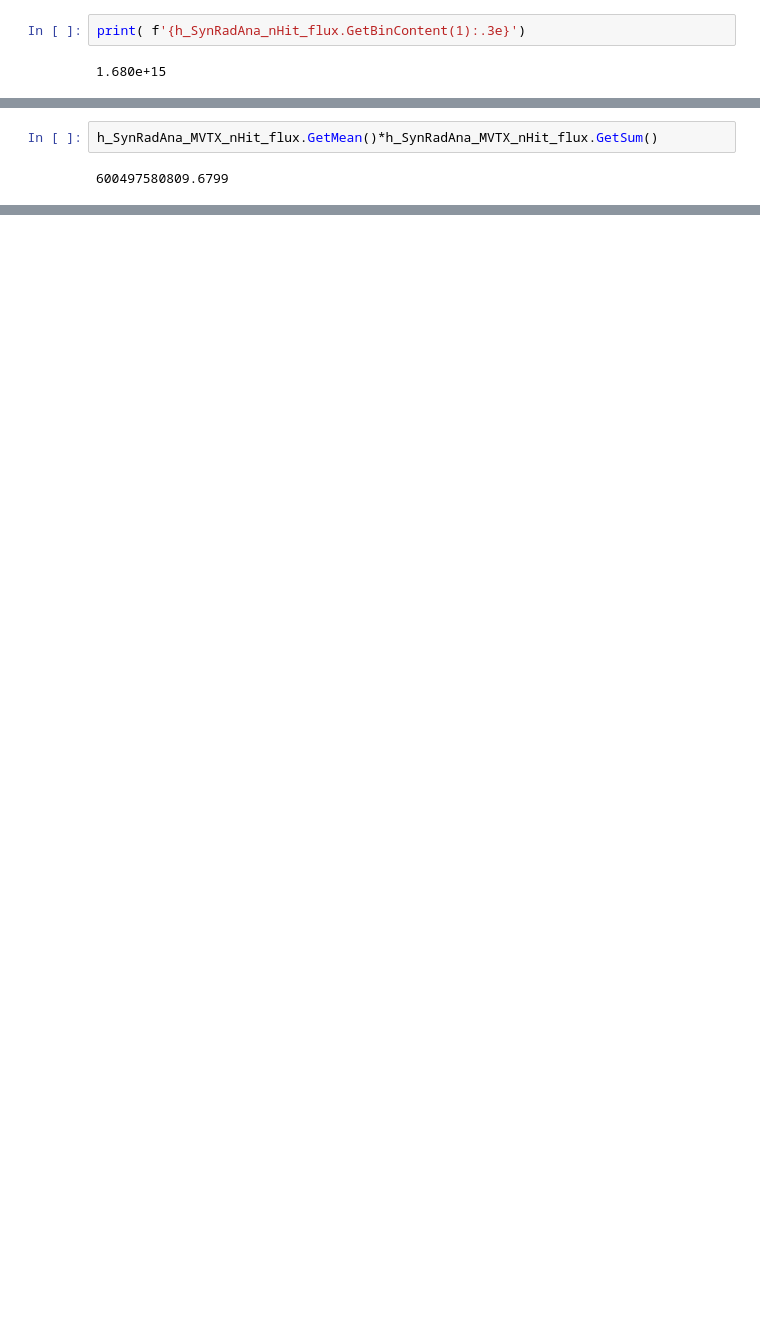
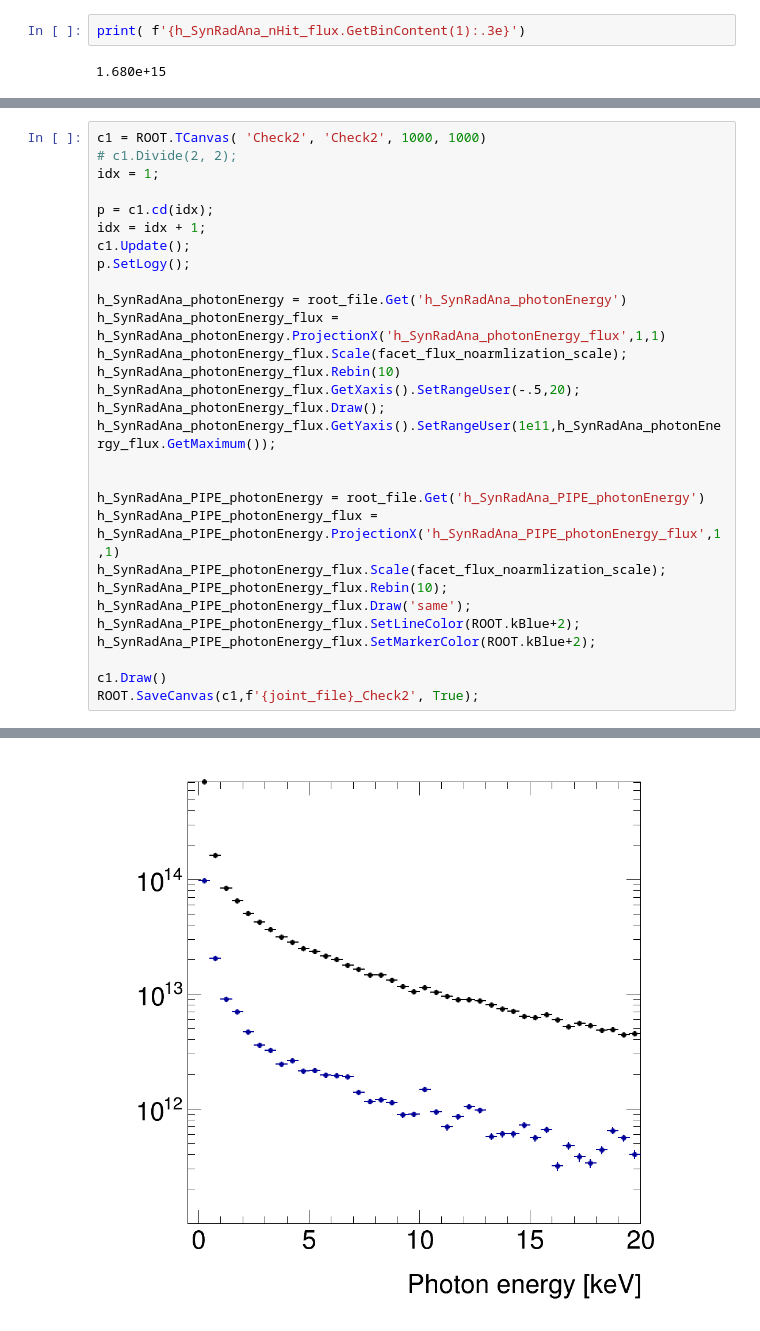
Before and after one commit to blackcathj/SynRad, a Jupyter notebook: RateCalculation.ipynb, the cells around one changed output, grey strips where cells are left out. Cells and saved outputs as stored; diff of their text form; blank space fills up the shorter version.

```diff
--- a/RateCalculation.ipynb
+++ b/RateCalculation.ipynb
@@ -322,4 +343,30 @@ Info in <TCanvas::SaveSource>: C++ Macro file: production-3-tail-full-magnet/189
-# %%
-h_SynRadAna_MVTX_nHit_flux.GetMean()*h_SynRadAna_MVTX_nHit_flux.GetSum()
-# %% [output]
-600497580809.6799
+# %%
+c1 = ROOT.TCanvas( 'Check2', 'Check2', 1000, 1000)
+# c1.Divide(2, 2);
+idx = 1;
+
+p = c1.cd(idx);
+idx = idx + 1;
+c1.Update();
+p.SetLogy();
+
+h_SynRadAna_photonEnergy = root_file.Get('h_SynRadAna_photonEnergy')
+h_SynRadAna_photonEnergy_flux = h_SynRadAna_photonEnergy.ProjectionX('h_SynRadAna_photonEnergy_flux',1,1)
+h_SynRadAna_photonEnergy_flux.Scale(facet_flux_noarmlization_scale);
+h_SynRadAna_photonEnergy_flux.Rebin(10)
+h_SynRadAna_photonEnergy_flux.GetXaxis().SetRangeUser(-.5,20);
+h_SynRadAna_photonEnergy_flux.Draw();
+h_SynRadAna_photonEnergy_flux.GetYaxis().SetRangeUser(1e11,h_SynRadAna_photonEnergy_flux.GetMaximum());
+
+
+h_SynRadAna_PIPE_photonEnergy = root_file.Get('h_SynRadAna_PIPE_photonEnergy')
+h_SynRadAna_PIPE_photonEnergy_flux = h_SynRadAna_PIPE_photonEnergy.ProjectionX('h_SynRadAna_PIPE_photonEnergy_flux',1,1)
+h_SynRadAna_PIPE_photonEnergy_flux.Scale(facet_flux_noarmlization_scale);
+h_SynRadAna_PIPE_photonEnergy_flux.Rebin(10);
+h_SynRadAna_PIPE_photonEnergy_flux.Draw('same');
+h_SynRadAna_PIPE_photonEnergy_flux.SetLineColor(ROOT.kBlue+2);
+h_SynRadAna_PIPE_photonEnergy_flux.SetMarkerColor(ROOT.kBlue+2);
+
+c1.Draw()
+ROOT.SaveCanvas(c1,f'{joint_file}_Check2', True);
+# %% [output]
@@ -326,3 +381,4 @@ h_SynRadAna_MVTX_nHit_flux.GetMean()*h_SynRadAna_MVTX_nHit_flux.GetSum()
+[figure, added]
 # %%
 root_file.ls()
 # %% [output]
```
Also changed, not shown: parts of 12 cells of this notebook, 15 other files.
